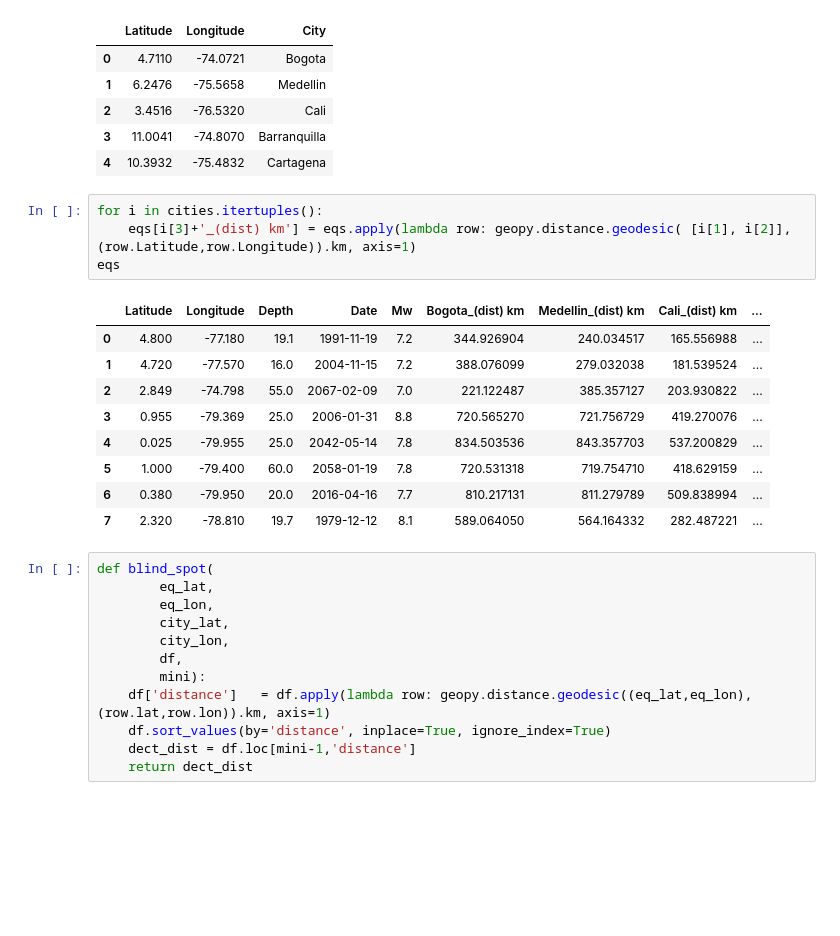
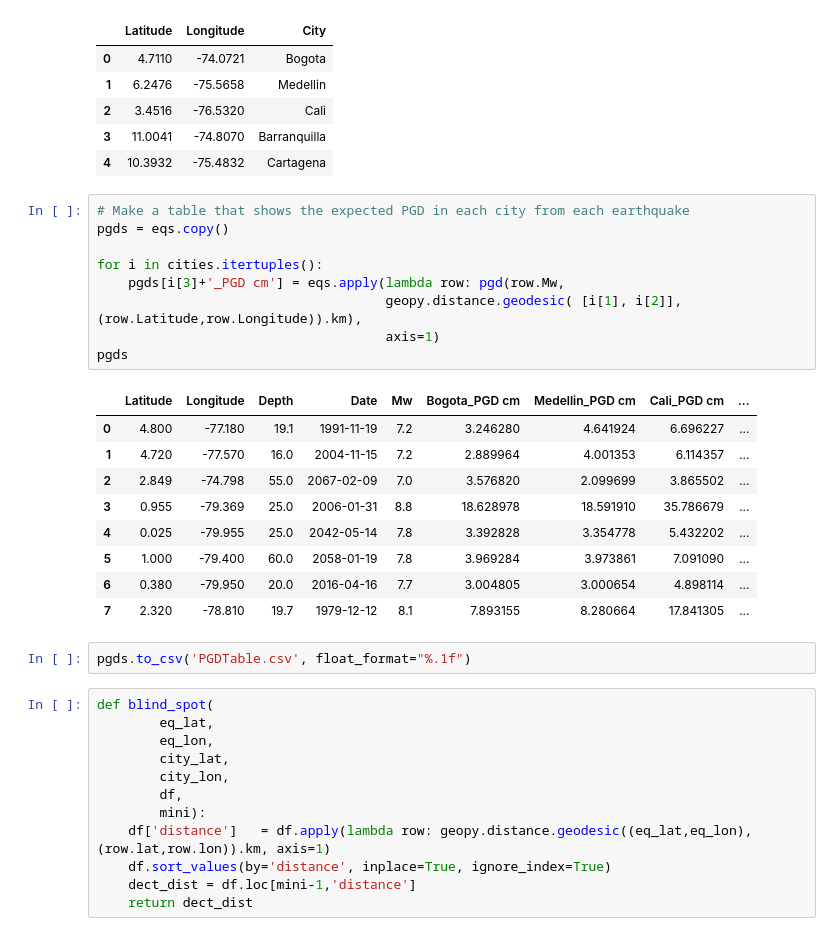
Before and after one commit to david-mencin/ColombiaEEW, a Jupyter notebook: DetectionTimeTable.ipynb, the cells around one changed output. Drawn from its saved outputs; the diff is of its cells as text; blank space fills up the shorter version.

```diff
--- a/DetectionTimeTable.ipynb
+++ b/DetectionTimeTable.ipynb
@@ -36,19 +103,26 @@ cities
 | 3 | 11.0041 | -74.8070 | Barranquilla |
 | 4 | 10.3932 | -75.4832 | Cartagena |
 # %%
+# Make a table that shows the expected PGD in each city from each earthquake
+pgds = eqs.copy()
+
 for i in cities.itertuples():
-    eqs[i[3]+'_(dist) km'] = eqs.apply(lambda row: geopy.distance.geodesic( [i[1], i[2]],(row.Latitude,row.Longitude)).km, axis=1)
-eqs
+    pgds[i[3]+'_PGD cm'] = eqs.apply(lambda row: pgd(row.Mw,
+                                     geopy.distance.geodesic( [i[1], i[2]],(row.Latitude,row.Longitude)).km),
+                                     axis=1)
+pgds
 # %% [output]
-|  | Latitude | Longitude | Depth | Date | Mw | Bogota_(dist) km | Medellin_(dist) km | Cali_(dist) km | ... |
-| 0 | 4.800 | -77.180 | 19.1 | 1991-11-19 | 7.2 | 344.926904 | 240.034517 | 165.556988 | ... |
-| 1 | 4.720 | -77.570 | 16.0 | 2004-11-15 | 7.2 | 388.076099 | 279.032038 | 181.539524 | ... |
-| 2 | 2.849 | -74.798 | 55.0 | 2067-02-09 | 7.0 | 221.122487 | 385.357127 | 203.930822 | ... |
-| 3 | 0.955 | -79.369 | 25.0 | 2006-01-31 | 8.8 | 720.565270 | 721.756729 | 419.270076 | ... |
-| 4 | 0.025 | -79.955 | 25.0 | 2042-05-14 | 7.8 | 834.503536 | 843.357703 | 537.200829 | ... |
-| 5 | 1.000 | -79.400 | 60.0 | 2058-01-19 | 7.8 | 720.531318 | 719.754710 | 418.629159 | ... |
-| 6 | 0.380 | -79.950 | 20.0 | 2016-04-16 | 7.7 | 810.217131 | 811.279789 | 509.838994 | ... |
-| 7 | 2.320 | -78.810 | 19.7 | 1979-12-12 | 8.1 | 589.064050 | 564.164332 | 282.487221 | ... |
+|  | Latitude | Longitude | Depth | Date | Mw | Bogota_PGD cm | Medellin_PGD cm | Cali_PGD cm | ... |
+| 0 | 4.800 | -77.180 | 19.1 | 1991-11-19 | 7.2 | 3.246280 | 4.641924 | 6.696227 | ... |
+| 1 | 4.720 | -77.570 | 16.0 | 2004-11-15 | 7.2 | 2.889964 | 4.001353 | 6.114357 | ... |
+| 2 | 2.849 | -74.798 | 55.0 | 2067-02-09 | 7.0 | 3.576820 | 2.099699 | 3.865502 | ... |
+| 3 | 0.955 | -79.369 | 25.0 | 2006-01-31 | 8.8 | 18.628978 | 18.591910 | 35.786679 | ... |
+| 4 | 0.025 | -79.955 | 25.0 | 2042-05-14 | 7.8 | 3.392828 | 3.354778 | 5.432202 | ... |
+| 5 | 1.000 | -79.400 | 60.0 | 2058-01-19 | 7.8 | 3.969284 | 3.973861 | 7.091090 | ... |
+| 6 | 0.380 | -79.950 | 20.0 | 2016-04-16 | 7.7 | 3.004805 | 3.000654 | 4.898114 | ... |
+| 7 | 2.320 | -78.810 | 19.7 | 1979-12-12 | 8.1 | 7.893155 | 8.280664 | 17.841305 | ... |
+# %%
+pgds.to_csv('PGDTable.csv', float_format="%.1f")
 # %%
 def blind_spot(
         eq_lat,
```
Also changed, not shown: parts of 19 cells of this notebook, 3 other files.
